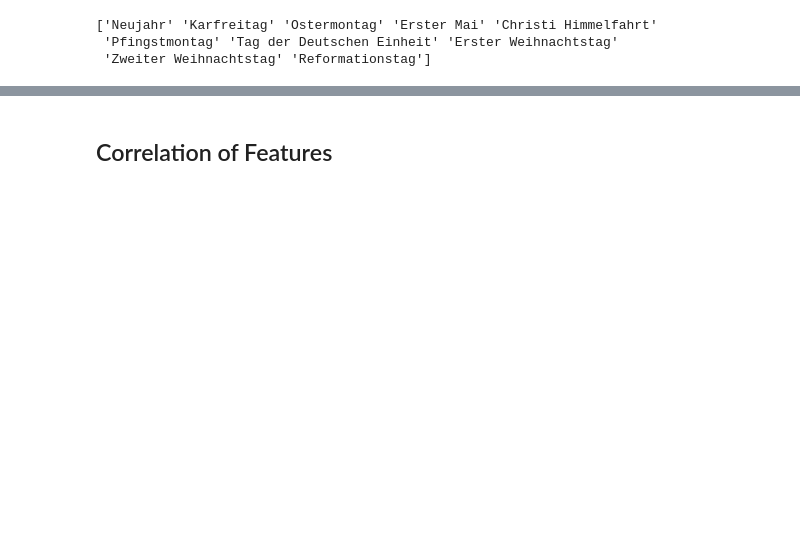
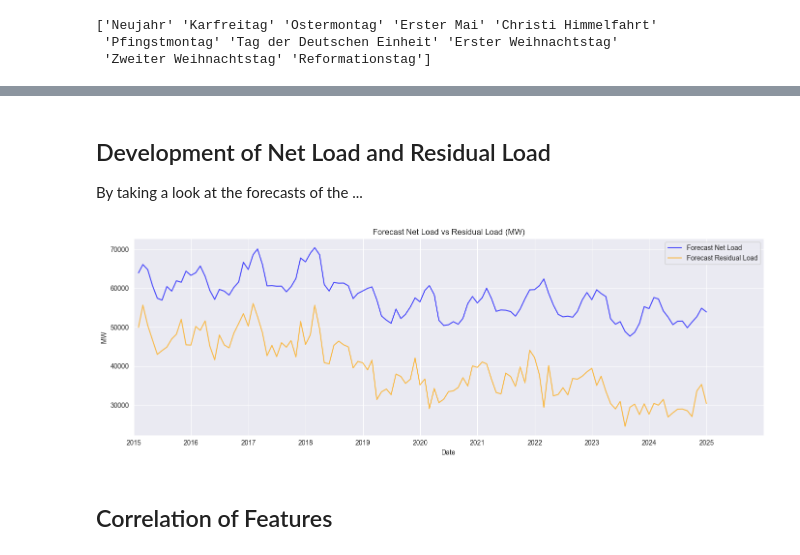
Before and after one commit to DanielHka25/electricity-price-prediction, a Jupyter notebook: notebooks/price_prediction.ipynb, the cells around one changed output, grey strips where cells are left out. Saved outputs shown, nothing was run; the diff lists cells and outputs as text; code cells hidden in the pictures; blank space fills up the shorter version.

```diff
--- a/notebooks/price_prediction.ipynb
+++ b/notebooks/price_prediction.ipynb
@@ -514,3 +575,27 @@ TODO: plot these features:
+# %% [markdown]
+## Development of Net Load and Residual Load
+
+By taking a look at the forecasts of the ...
+# %%
+start_date = pd.Timestamp("2015-01-01")
+end_date = pd.Timestamp("2025-12-31")
+
+# Only show monthly mean for more readability
+df_monthly = df[['forecast_net_load_mwh', 'forecast_residual_load_mwh']].resample('M').mean()
+
+plt.figure(figsize=(14, 5))
+plt.plot(df_monthly.index, df_monthly['forecast_net_load_mwh'], label='Forecast Net Load', color='blue', alpha=0.7)
+plt.plot(df_monthly.index, df_monthly['forecast_residual_load_mwh'], label='Forecast Residual Load', color='orange', alpha=0.7)
+
+plt.xlim(start_date, end_date)
+plt.title("Forecast Net Load vs Residual Load (MW)")
+plt.xlabel("Date")
+plt.ylabel("MW")
+plt.legend()
+plt.tight_layout()
+plt.show()
+# %% [output]
+[figure, added]
 # %% [markdown]
 ## Correlation of Features
 # %%
```
Also changed, not shown: parts of 25 cells of this notebook, 1 other file.
